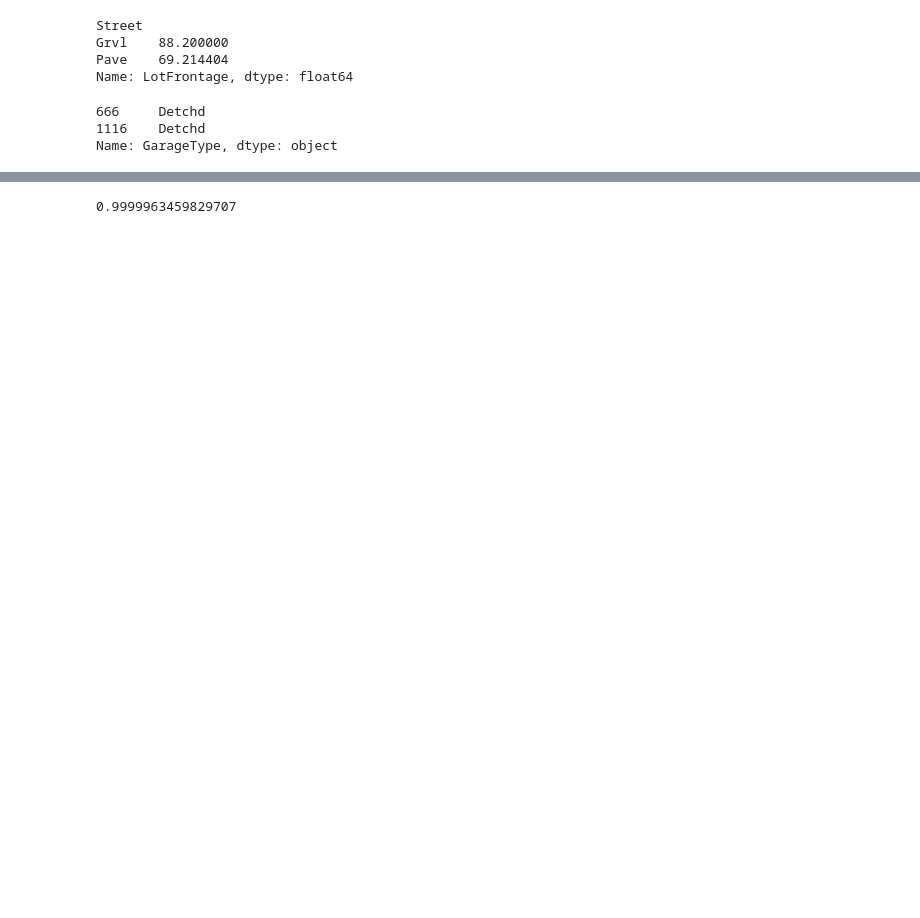
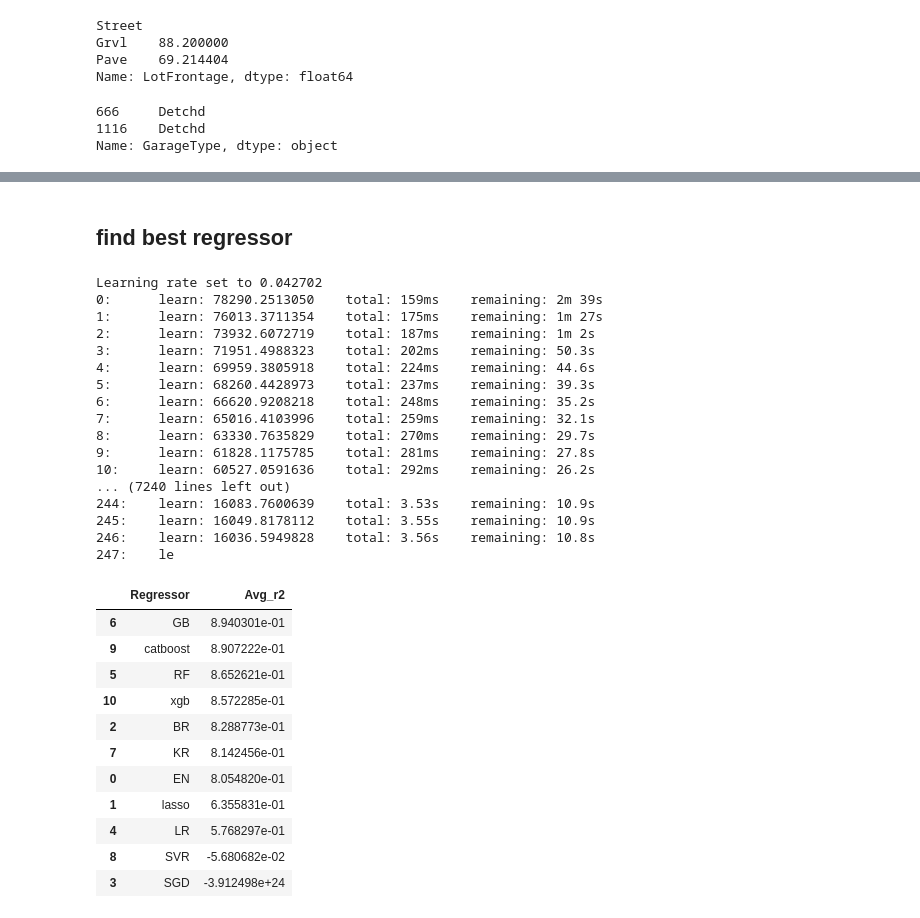
Before and after one commit to ahmedsaid352/house-prices-advanced-regression-techniques, a Jupyter notebook: house prices.ipynb, the cells around one changed output, grey strips where cells are left out. Drawn from its saved outputs; the diff is of its cells as text; code cells hidden in the pictures; blank space fills up the shorter version.

```diff
--- a/house prices.ipynb
+++ b/house prices.ipynb
@@ -285,6 +299,5 @@ train_n.shape
 # %%
-x_train = train_n.iloc[:1200,:].drop(target,axis=1)
-y_train = train_n.iloc[:1200,:][target]
-x_test =  train_n.iloc[1200:,:].drop(target,axis=1)
-y_test =  train_n.iloc[1200:,:][target]
+x_train = train_n.drop(['Id',target],axis=1)
+y_train = train_n[target]
+x_test = test_n.drop(['Id'],axis=1)
 # %%
@@ -293,4 +311,0 @@ from xgboost import XGBRegressor
-# %%
-model=XGBRegressor(max_depth=3, learning_rate=0.24 , n_estimators=2000, objective='reg:linear', booster='gbtree')
-XGB=model.fit(train_n.drop(['Id',target],axis=1),train_n[target])
-prediction=XGB.predict(test_n.drop(['Id',target],axis=1))
@@ -299,4 +311,0 @@ prediction=XGB.predict(test_n.drop(['Id',target],axis=1))
-# %%
-model.score(train_n.drop(['Id',target],axis=1),train_n[target])
-# %% [output]
-0.9999963459829707
@@ -304,0 +314,62 @@ test_n[target] = prediction
+# %%
+estimators = {
+    "EN":ElasticNet(),
+    "lasso":Lasso(),
+    "BR":BayesianRidge(),
+    "SGD":SGDRegressor(),
+    "LR":LinearRegression(),
+    "RF":RandomForestRegressor(),
+    "GB":GradientBoostingRegressor(),
+    "KR":KernelRidge(),
+    "SVR":SVR(),
+    "catboost":CatBoostRegressor(),
+    "xgb":XGBRegressor()
+}
+# %% [markdown]
+## find best regressor
+# %%
+from sklearn.model_selection import cross_validate
+results = pd.DataFrame(columns=["Regressor", "Avg_r2"])
+for name, reg in estimators.items():
+    model = reg
+    cv_results = cross_validate(
+        model, x_train , y_train , cv=10,
+        scoring=['r2']
+    )
+    results = results.append({
+        "Regressor": name,
+        "Avg_r2": cv_results['test_r2'].mean(),
+    }, ignore_index=True)
+
+results = results.sort_values("Avg_r2", ascending=False)
+results
+# %% [output]
+Learning rate set to 0.042702
+0:      learn: 78290.2513050    total: 159ms    remaining: 2m 39s
+1:      learn: 76013.3711354    total: 175ms    remaining: 1m 27s
+2:      learn: 73932.6072719    total: 187ms    remaining: 1m 2s
+3:      learn: 71951.4988323    total: 202ms    remaining: 50.3s
+4:      learn: 69959.3805918    total: 224ms    remaining: 44.6s
+5:      learn: 68260.4428973    total: 237ms    remaining: 39.3s
+6:      learn: 66620.9208218    total: 248ms    remaining: 35.2s
+7:      learn: 65016.4103996    total: 259ms    remaining: 32.1s
+8:      learn: 63330.7635829    total: 270ms    remaining: 29.7s
+9:      learn: 61828.1175785    total: 281ms    remaining: 27.8s
+10:     learn: 60527.0591636    total: 292ms    remaining: 26.2s
+... (7240 lines left out)
+244:    learn: 16083.7600639    total: 3.53s    remaining: 10.9s
+245:    learn: 16049.8178112    total: 3.55s    remaining: 10.9s
+246:    learn: 16036.5949828    total: 3.56s    remaining: 10.8s
+247:    le
+|  | Regressor | Avg_r2 |
+| 6 | GB | 8.940301e-01 |
+| 9 | catboost | 8.907222e-01 |
+| 5 | RF | 8.652621e-01 |
+| 10 | xgb | 8.572285e-01 |
+| 2 | BR | 8.288773e-01 |
+| 7 | KR | 8.142456e-01 |
+| 0 | EN | 8.054820e-01 |
+| 1 | lasso | 6.355831e-01 |
+| 4 | LR | 5.768297e-01 |
+| 8 | SVR | -5.680682e-02 |
+| 3 | SGD | -3.912498e+24 |
```
Also changed, not shown: parts of 57 cells of this notebook.
